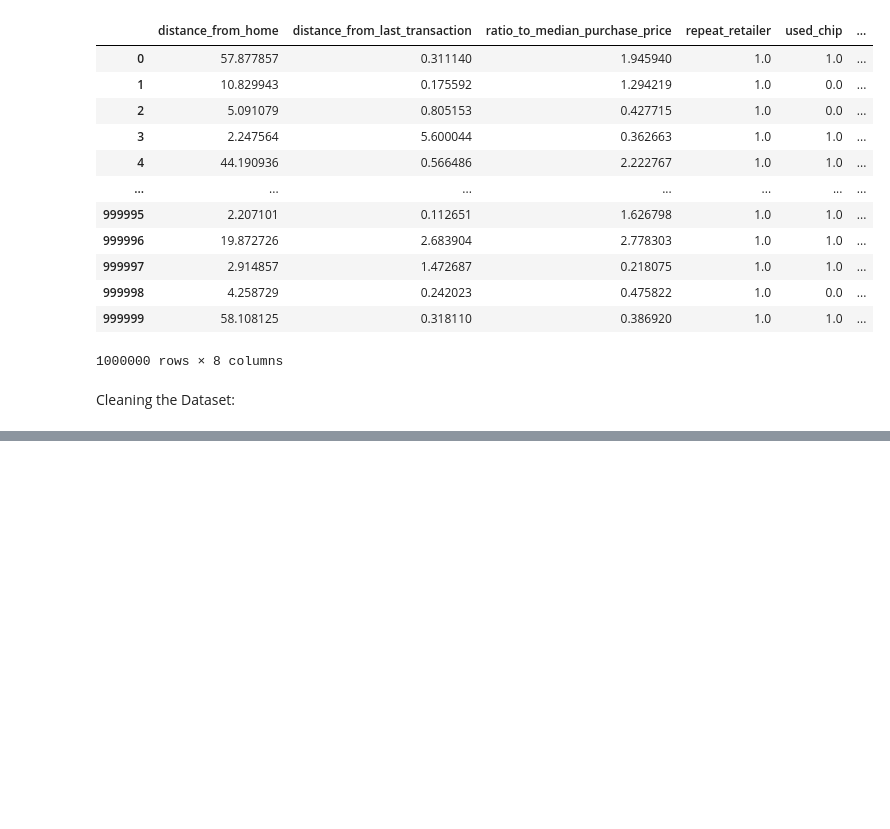
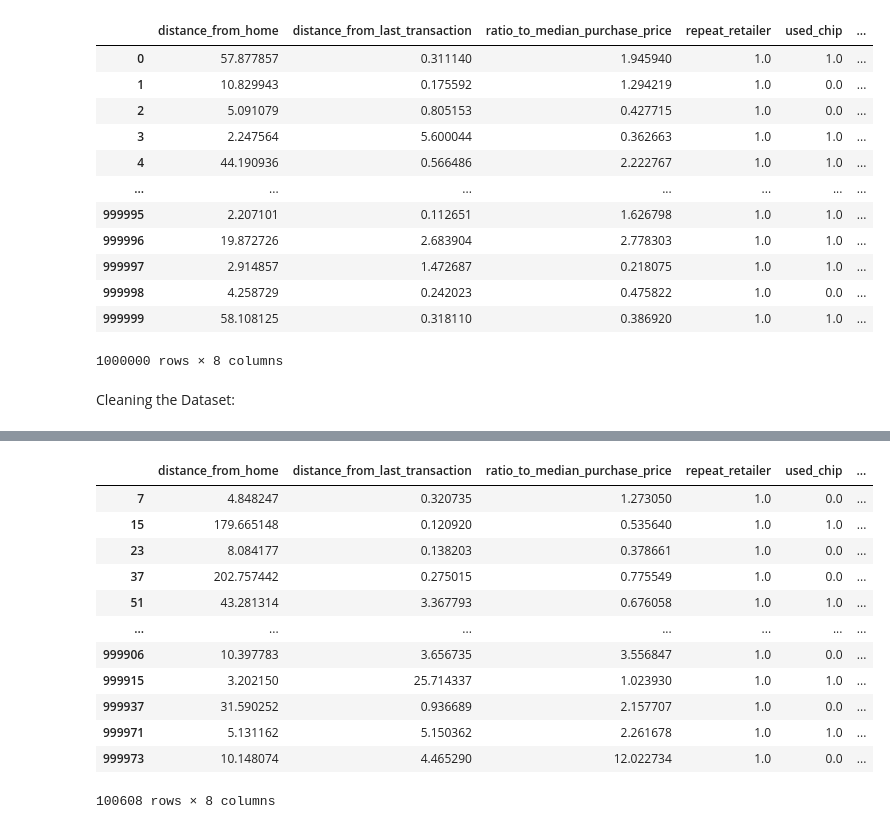
Before and after one commit to Yomi123-tech/NeuedaGroup44, a Jupyter notebook: FraudPredictionAnalysis.ipynb, the cells around one changed output, grey strips where cells are left out. Drawn from its saved outputs; the diff is of its cells as text; code cells hidden in the pictures; blank space fills up the shorter version.

```diff
--- a/FraudPredictionAnalysis.ipynb
+++ b/FraudPredictionAnalysis.ipynb
@@ -25,0 +38,19 @@ df[df.isna().any(axis=1)]
+# %%
+df_chip = df[df['used_chip'] == 1]
+df_pin = df[df['used_pin_number'] == 1]
+# %%
+df_pin
+# %% [output]
+|  | distance_from_home | distance_from_last_transaction | ratio_to_median_purchase_price | repeat_retailer | used_chip | ... |
+| 7 | 4.848247 | 0.320735 | 1.273050 | 1.0 | 0.0 | ... |
+| 15 | 179.665148 | 0.120920 | 0.535640 | 1.0 | 1.0 | ... |
+| 23 | 8.084177 | 0.138203 | 0.378661 | 1.0 | 0.0 | ... |
+| 37 | 202.757442 | 0.275015 | 0.775549 | 1.0 | 0.0 | ... |
+| 51 | 43.281314 | 3.367793 | 0.676058 | 1.0 | 1.0 | ... |
+| ... | ... | ... | ... | ... | ... | ... |
+| 999906 | 10.397783 | 3.656735 | 3.556847 | 1.0 | 0.0 | ... |
+| 999915 | 3.202150 | 25.714337 | 1.023930 | 1.0 | 1.0 | ... |
+| 999937 | 31.590252 | 0.936689 | 2.157707 | 1.0 | 0.0 | ... |
+| 999971 | 5.131162 | 5.150362 | 2.261678 | 1.0 | 1.0 | ... |
+| 999973 | 10.148074 | 4.465290 | 12.022734 | 1.0 | 0.0 | ... |
+100608 rows × 8 columns
```
Also changed, not shown: parts of 16 cells of this notebook.
